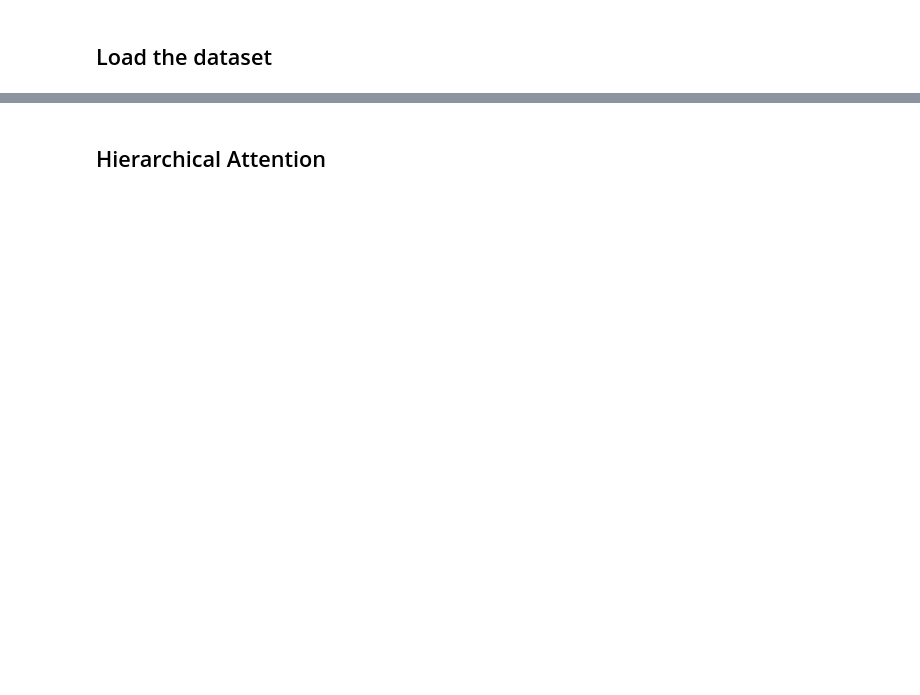
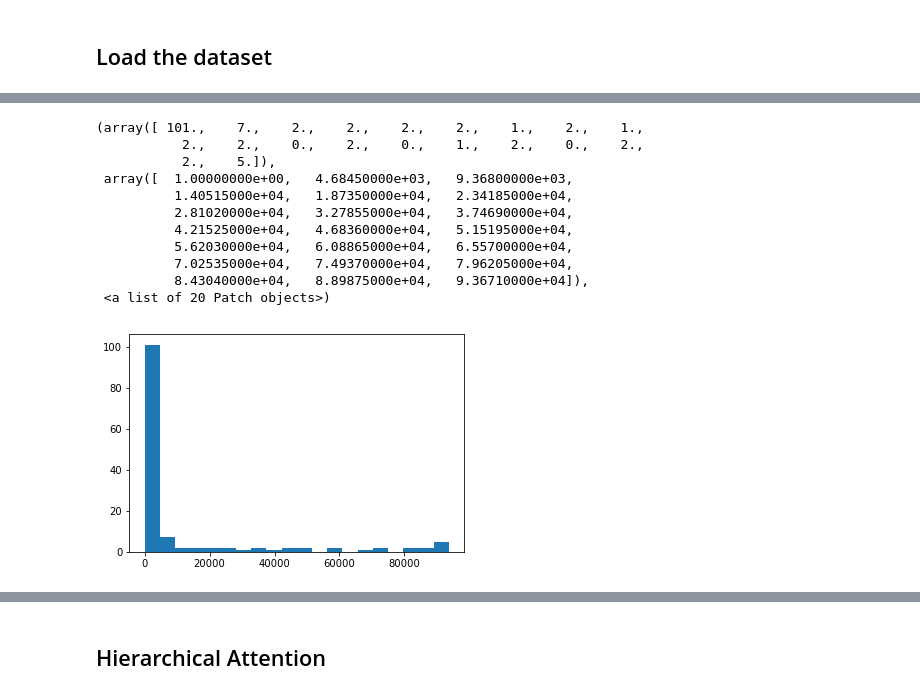
Before and after one commit to Justin-Yuan/Structured-Inference-and-Learning, a Jupyter notebook: experiments/amazon_reviews/Amazon Reviews Text Classification-Attention Model.ipynb, the cells around one changed output, grey strips where cells are left out. Saved outputs shown, nothing was run; the diff lists cells and outputs as text; code cells hidden in the pictures; blank space fills up the shorter version.

```diff
--- a/experiments/amazon_reviews/Amazon Reviews Text Classification-Attention Model.ipynb
+++ b/experiments/amazon_reviews/Amazon Reviews Text Classification-Attention Model.ipynb
@@ -20,14 +22,15 @@ import keras.backend as K
 # %% [markdown]
 ## Load the dataset
 # %%
-f = np.load('data_and_embedding.npz')
+f = np.load('data_and_embedding100.npz')
 # %%
 num_words = int(f['num_words'])
 embedding_dim = int(f['embedding_dim'])
 max_sequence_length = int(f['max_sequence_length'])
-max_sentence_length = 107 #int(f['max_sentence_length'])
+max_sentence_length = int(f['max_sentence_length'])
 
 data = f['data']
 labels = f['labels']
 
 embedding_matrix = f['embedding_matrix']
+sequences_sentences = f['sequences_sentences']
@@ -33,0 +67,12 @@ embedding_matrix = f['embedding_matrix']
+# %%
+word_length_dict = {}
+
+for doc in sequences_sentences:
+    for sent in doc:
+        if len(sent) not in word_length_dict:
+            word_length_dict[len(sent)] = 1
+        else:
+            word_length_dict[len(sent)] += 1
+
+for key in sorted(word_length_dict):
+    print(key, word_length_dict[key])
@@ -33,0 +97,17 @@ embedding_matrix = f['embedding_matrix']
+# %%
+plt.hist(list(word_length_dict.values()), 20)
+
+# a suitable maximum number of words in each sentence 80-100
+# %% [output]
+(array([ 101.,    7.,    2.,    2.,    2.,    2.,    1.,    2.,    1.,
+           2.,    2.,    0.,    2.,    0.,    1.,    2.,    0.,    2.,
+           2.,    5.]),
+ array([  1.00000000e+00,   4.68450000e+03,   9.36800000e+03,
+          1.40515000e+04,   1.87350000e+04,   2.34185000e+04,
+          2.81020000e+04,   3.27855000e+04,   3.74690000e+04,
+          4.21525000e+04,   4.68360000e+04,   5.15195000e+04,
+          5.62030000e+04,   6.08865000e+04,   6.55700000e+04,
+          7.02535000e+04,   7.49370000e+04,   7.96205000e+04,
+          8.43040000e+04,   8.89875000e+04,   9.36710000e+04]),
+ <a list of 20 Patch objects>)
+[figure, added]
```
Also changed, not shown: parts of 28 cells of this notebook.
